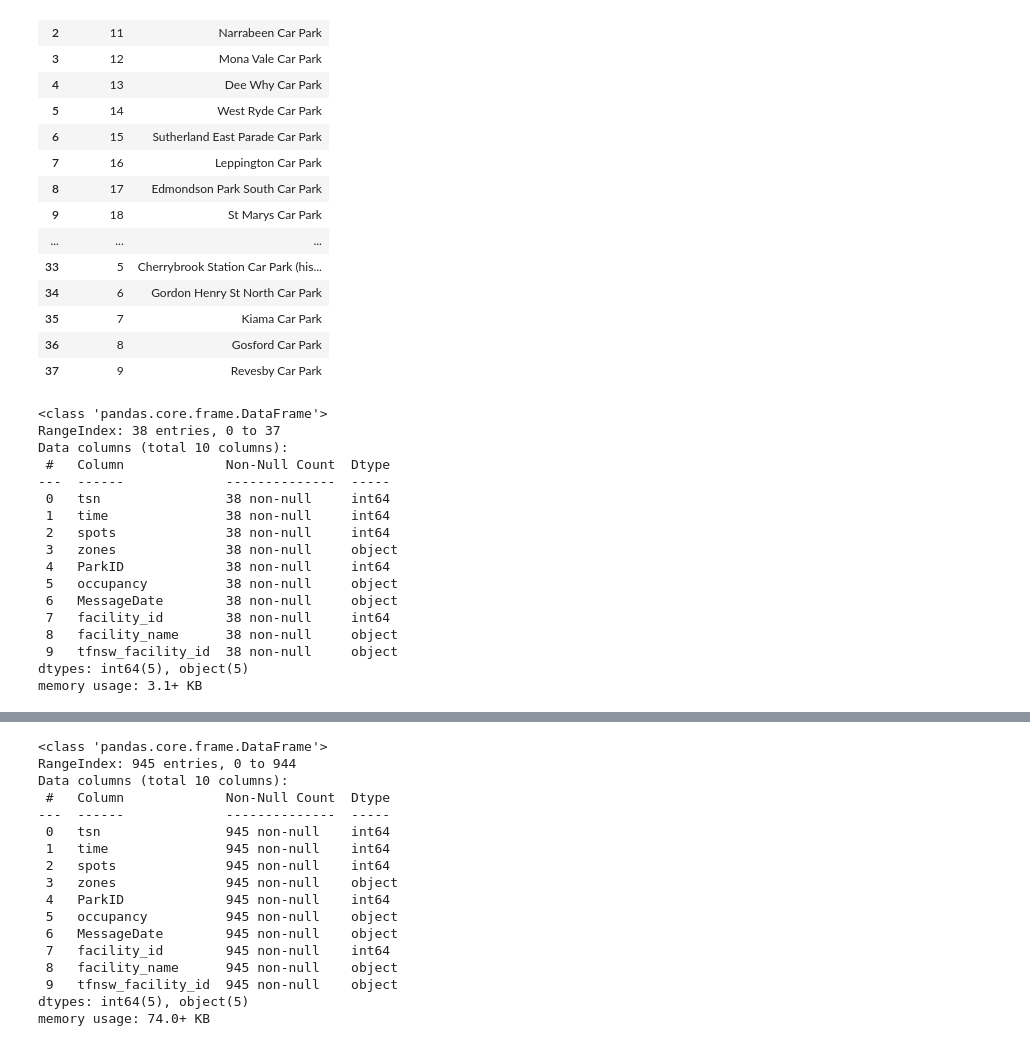
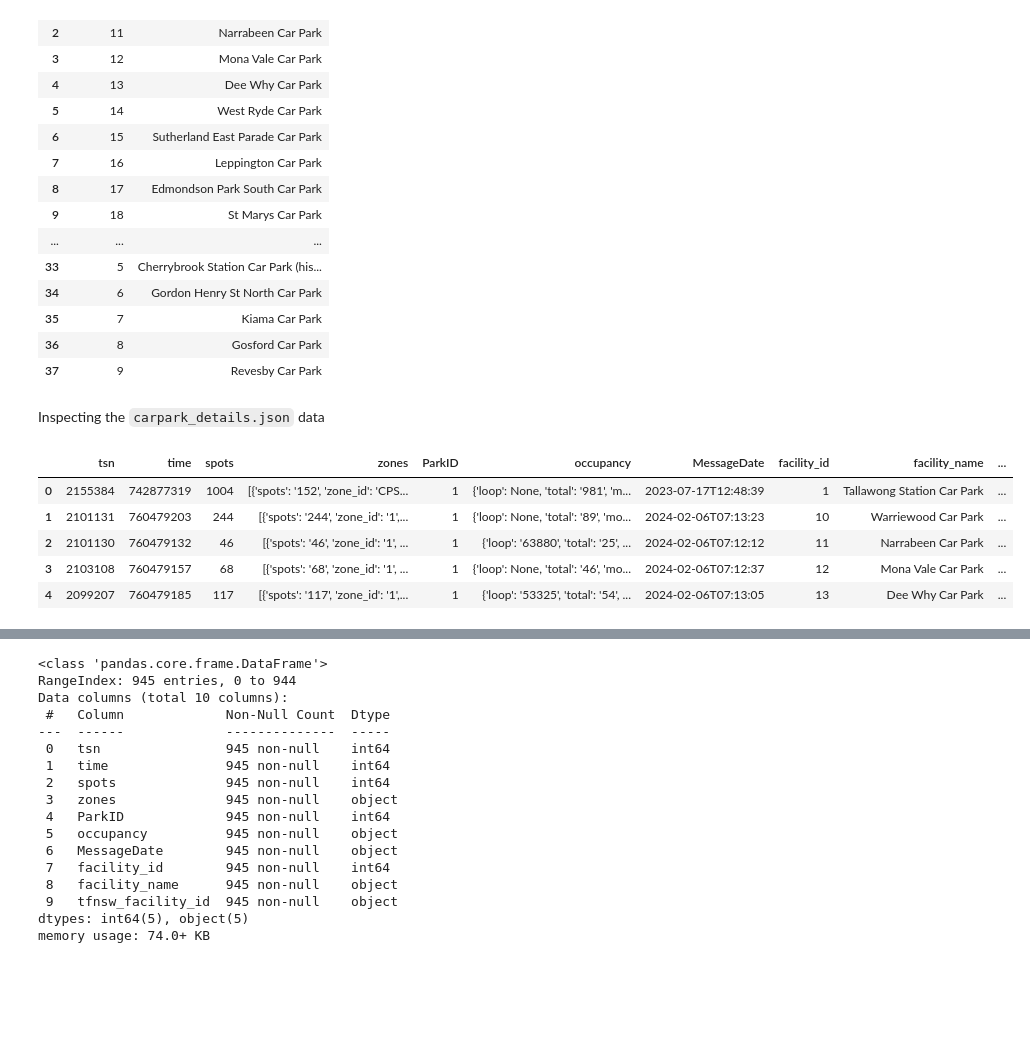
Before and after one commit to M13Mwongo/parking-spot-predictor, a Jupyter notebook: requests.ipynb, the cells around one changed output, grey strips where cells are left out. Cells and saved outputs as stored; diff of their text form; code cells hidden in the pictures; blank space fills up the shorter version.

```diff
--- a/requests.ipynb
+++ b/requests.ipynb
@@ -230,24 +232,15 @@ df_carparks
 | 35 | 7 | Kiama Car Park |
 | 36 | 8 | Gosford Car Park |
 | 37 | 9 | Revesby Car Park |
+# %% [markdown]
+Inspecting the `carpark_details.json` data
 # %%
 park_details = pd.read_json("data/carpark_details.json")
-park_details.info()
+park_details.head()
 # %% [output]
-<class 'pandas.core.frame.DataFrame'>
-RangeIndex: 38 entries, 0 to 37
-Data columns (total 10 columns):
- #   Column             Non-Null Count  Dtype
----  ------             --------------  -----
- 0   tsn                38 non-null     int64
- 1   time               38 non-null     int64
- 2   spots              38 non-null     int64
- 3   zones              38 non-null     object
- 4   ParkID             38 non-null     int64
- 5   occupancy          38 non-null     object
- 6   MessageDate        38 non-null     object
- 7   facility_id        38 non-null     int64
- 8   facility_name      38 non-null     object
- 9   tfnsw_facility_id  38 non-null     object
-dtypes: int64(5), object(5)
-memory usage: 3.1+ KB
+|  | tsn | time | spots | zones | ParkID | occupancy | MessageDate | facility_id | facility_name | ... |
+| 0 | 2155384 | 742877319 | 1004 | [{'spots': '152', 'zone_id': 'CPS... | 1 | {'loop': None, 'total': '981', 'm... | 2023-07-17T12:48:39 | 1 | Tallawong Station Car Park | ... |
+| 1 | 2101131 | 760479203 | 244 | [{'spots': '244', 'zone_id': '1',... | 1 | {'loop': None, 'total': '89', 'mo... | 2024-02-06T07:13:23 | 10 | Warriewood Car Park | ... |
+| 2 | 2101130 | 760479132 | 46 | [{'spots': '46', 'zone_id': '1', ... | 1 | {'loop': '63880', 'total': '25', ... | 2024-02-06T07:12:12 | 11 | Narrabeen Car Park | ... |
+| 3 | 2103108 | 760479157 | 68 | [{'spots': '68', 'zone_id': '1', ... | 1 | {'loop': None, 'total': '46', 'mo... | 2024-02-06T07:12:37 | 12 | Mona Vale Car Park | ... |
+| 4 | 2099207 | 760479185 | 117 | [{'spots': '117', 'zone_id': '1',... | 1 | {'loop': '53325', 'total': '54', ... | 2024-02-06T07:13:05 | 13 | Dee Why Car Park | ... |
```
Also changed, not shown: parts of 2 cells of this notebook.
